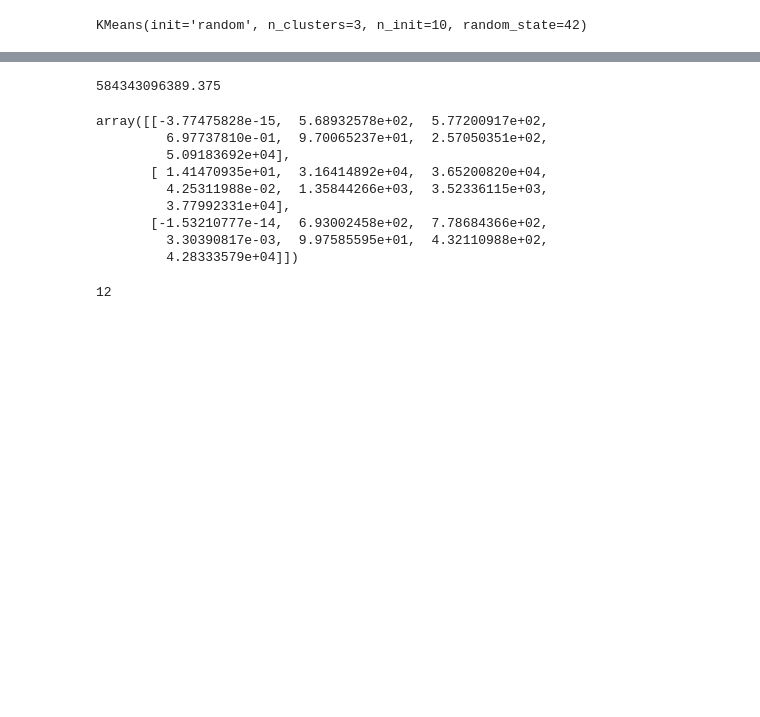
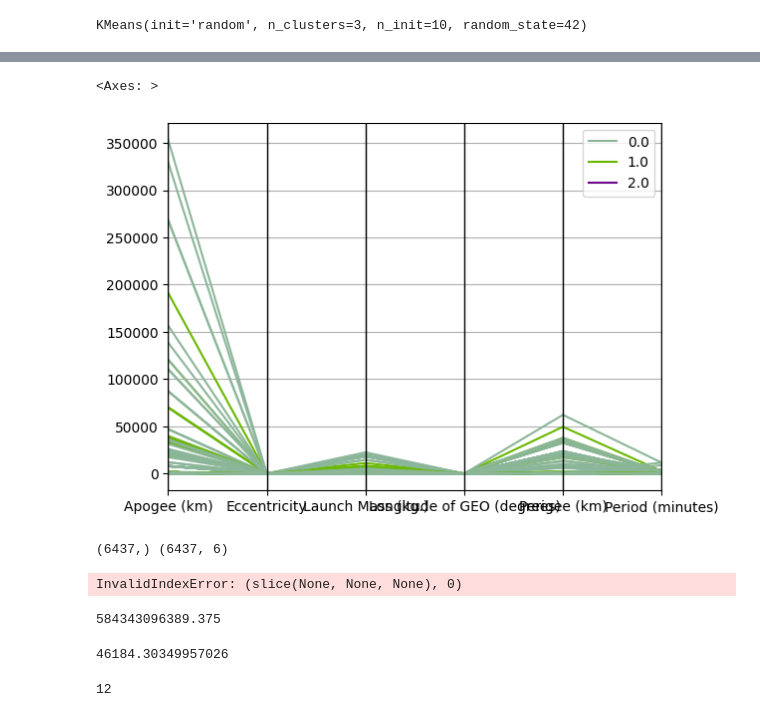
Before and after one commit to premmuvva/cs797, a Jupyter notebook: KMeansOutput.ipynb, the cells around one changed output, grey strips where cells are left out. Drawn from its saved outputs; the diff is of its cells as text; code cells hidden in the pictures; blank space fills up the shorter version.

```diff
--- a/KMeansOutput.ipynb
+++ b/KMeansOutput.ipynb
@@ -260,19 +371,34 @@ KMeans(init='random', n_clusters=3, n_init=10, random_state=42)
+# %%
+parallel_coordinates(expected_plot_data, 'label')
+# %% [output]
+<Axes: >
+[figure, added]
+# %%
+import matplotlib.pyplot as plt
+
+#filter rows of original data
+# filtered_label0 = final_scaled_features[label == 0]
+
+print(label.shape, final_scaled_features.shape)
+#plotting the results
+plt.scatter(final_scaled_features[:, 0], final_scaled_features[:, 1], c=kmeans1.labels_, cmap='viridis')
+
+plt.show()
+# %% [output]
+(6437,) (6437, 6)
+InvalidIndexError: (slice(None, None, None), 0)
 # %%
 kmeans.inertia_
 # %% [output]
 584343096389.375
 # %%
-kmeans.cluster_centers_
+centroids = kmeans.cluster_centers_
+
+# np.sqrt(np.square(final_scaled_features[:]-centroids[0]).sum(axis=1))
+
+np.sqrt(np.square(centroids[1]-centroids[0]).sum(axis=0))
 # %% [output]
-array([[-3.77475828e-15,  5.68932578e+02,  5.77200917e+02,
-         6.97737810e-01,  9.70065237e+01,  2.57050351e+02,
-         5.09183692e+04],
-       [ 1.41470935e+01,  3.16414892e+04,  3.65200820e+04,
-         4.25311988e-02,  1.35844266e+03,  3.52336115e+03,
-         3.77992331e+04],
-       [-1.53210777e-14,  6.93002458e+02,  7.78684366e+02,
-         3.30390817e-03,  9.97585595e+01,  4.32110988e+02,
-         4.28333579e+04]])
+46184.30349957026
 # %%
 kmeans.n_iter_
 # %% [output]
```
Also changed, not shown: parts of 12 cells of this notebook, 2 other files.
